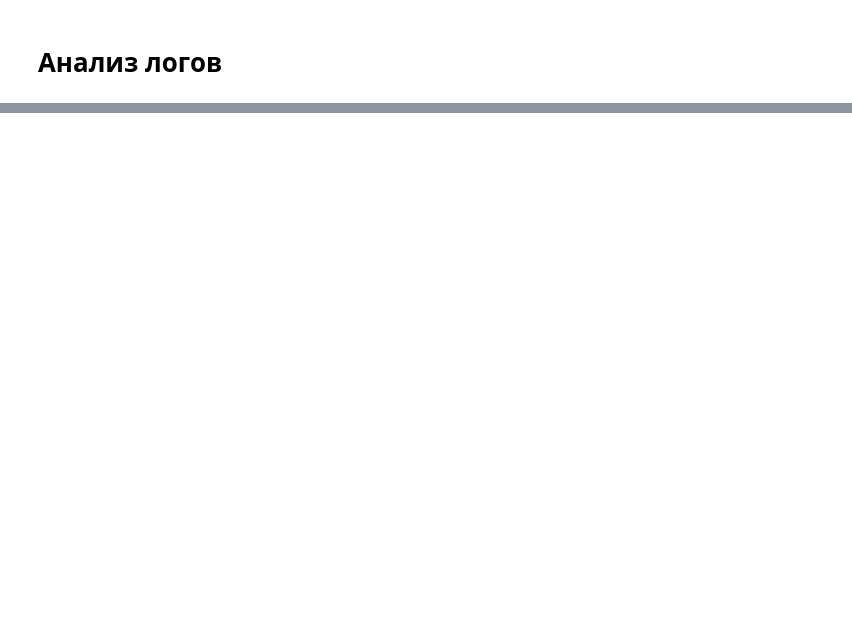
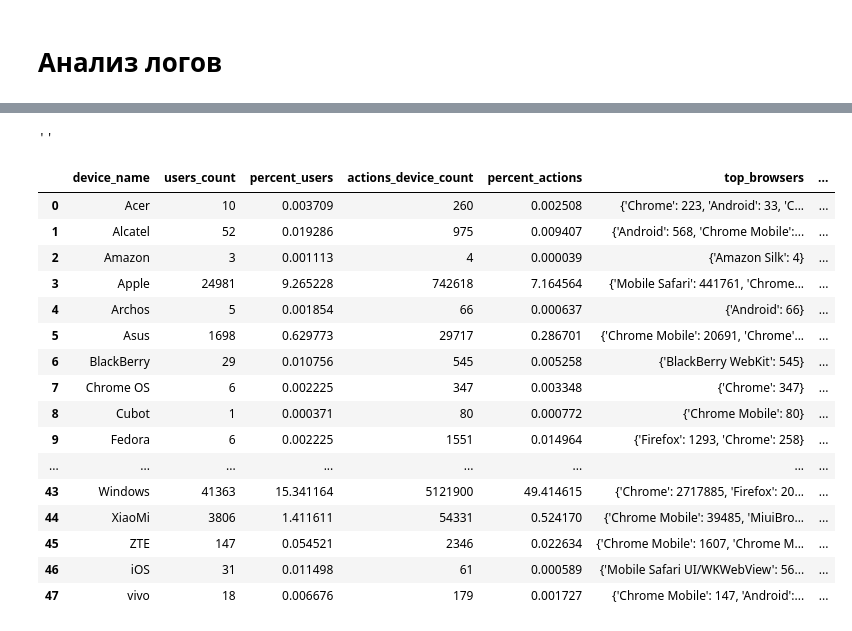
Before and after one commit to Yukio03/final_project_course, a Jupyter notebook: logs_analysis.ipynb, the cells around one changed output, grey strips where cells are left out. Saved outputs shown, nothing was run; the diff lists cells and outputs as text; code cells hidden in the pictures; blank space fills up the shorter version.

```diff
--- a/logs_analysis.ipynb
+++ b/logs_analysis.ipynb
@@ -171,0 +150,51 @@ client_hostname.select("client", "hostname", "alias_list", "address_list").write
+# %%
+client.command('CREATE DATABASE IF NOT EXISTS logs')
+
+client.command('CREATE TABLE IF NOT EXISTS logs.log (ip String, datetime DateTime, request String, code_req Integer, port Integer, user_agent String, browser String, device String) ENGINE Memory')
+
+# Создание БД и создание таблицы для загрузки датафрейма с логами
+# %% [output]
+''
+# %%
+client.insert('logs.log', logs, column_names=["ip", "datetime", "request", "code_req", "port", "user_agent", "browser", "device"])
+
+# вставка данных в БД
+# %%
+result_2_3 = client.query("SELECT device, uniq(ip) AS count_users FROM logs.log GROUP BY device ORDER BY device").result_set
+data_marts = pd.DataFrame(list(result_2_3), columns=['device_name', 'users_count'])
+
+data_marts['percent_users'] = (data_marts['users_count']/data_marts['users_count'].sum())*100
+# result_4
+
+result_5 = client.query("SELECT device, count(request) AS cc FROM logs.log GROUP BY device ORDER BY device").result_set
+result_5_df = pd.DataFrame(list(result_5), columns=['device_name', 'actions_device_count'])
+data_marts = data_marts.merge(result_5_df)
+
+data_marts['percent_actions'] = (data_marts['actions_device_count']/data_marts['actions_device_count'].sum())*100
+# result_6
+
+result_7 = client.query("SELECT browser, count(*) AS cc FROM logs.log GROUP BY browser ORDER BY cc DESC LIMIT 6").result_set
+result_7_list = dict()
+for device in data_marts.device_name:
+    query = client.query("SELECT browser, count(*) AS cc FROM logs.log WHERE device = '"+device+"' GROUP BY browser ORDER BY cc DESC LIMIT 5").result_set
+    query_dict = {}
+    for y in range(len(query)):
+        query_dict[query[y][0]] = query[y][1]
+    result_7_list[device] = str(query_dict)
+result_7_df = pd.DataFrame.from_dict(result_7_list, orient='index', columns=['top_browsers'])
+result_7_df = result_7_df.reset_index(names='device_name')
+data_marts = data_marts.merge(result_7_df)
+
+result_8 = client.query("SELECT device, count(code_req) AS cc FROM logs.log WHERE code_req != 200 GROUP BY device ORDER BY device").result_set
+result_8_df = pd.DataFrame(list(result_8), columns=['device_name', 'count_code_not_200'])
+data_marts = data_marts.merge(result_8_df)
+
+result_9 = client.query("SELECT device, groupArray(code_req) AS cc FROM logs.log WHERE code_req != 200 GROUP BY device ORDER BY device").result_set
+result_9_list = list()
+for x in range(len(result_9)):
+    result_9_list.append((result_9[x][0], str(dict(pd.Series(result_9[x][1]).value_counts()))))
+result_9_df = pd.DataFrame(result_9_list, columns=['device_name', 'count_code'])
+data_marts = data_marts.merge(result_9_df)
+
+
+# result_x = результат запроса в виде списка для пункта X в задании.
@@ -171,0 +203,20 @@ client_hostname.select("client", "hostname", "alias_list", "address_list").write
+# %%
+data_marts
+# %% [output]
+|  | device_name | users_count | percent_users | actions_device_count | percent_actions | top_browsers | ... |
+| 0 | Acer | 10 | 0.003709 | 260 | 0.002508 | {'Chrome': 223, 'Android': 33, 'C... | ... |
+| 1 | Alcatel | 52 | 0.019286 | 975 | 0.009407 | {'Android': 568, 'Chrome Mobile':... | ... |
+| 2 | Amazon | 3 | 0.001113 | 4 | 0.000039 | {'Amazon Silk': 4} | ... |
+| 3 | Apple | 24981 | 9.265228 | 742618 | 7.164564 | {'Mobile Safari': 441761, 'Chrome... | ... |
+| 4 | Archos | 5 | 0.001854 | 66 | 0.000637 | {'Android': 66} | ... |
+| 5 | Asus | 1698 | 0.629773 | 29717 | 0.286701 | {'Chrome Mobile': 20691, 'Chrome'... | ... |
+| 6 | BlackBerry | 29 | 0.010756 | 545 | 0.005258 | {'BlackBerry WebKit': 545} | ... |
+| 7 | Chrome OS | 6 | 0.002225 | 347 | 0.003348 | {'Chrome': 347} | ... |
+| 8 | Cubot | 1 | 0.000371 | 80 | 0.000772 | {'Chrome Mobile': 80} | ... |
+| 9 | Fedora | 6 | 0.002225 | 1551 | 0.014964 | {'Firefox': 1293, 'Chrome': 258} | ... |
+| ... | ... | ... | ... | ... | ... | ... | ... |
+| 43 | Windows | 41363 | 15.341164 | 5121900 | 49.414615 | {'Chrome': 2717885, 'Firefox': 20... | ... |
+| 44 | XiaoMi | 3806 | 1.411611 | 54331 | 0.524170 | {'Chrome Mobile': 39485, 'MiuiBro... | ... |
+| 45 | ZTE | 147 | 0.054521 | 2346 | 0.022634 | {'Chrome Mobile': 1607, 'Chrome M... | ... |
+| 46 | iOS | 31 | 0.011498 | 61 | 0.000589 | {'Mobile Safari UI/WKWebView': 56... | ... |
+| 47 | vivo | 18 | 0.006676 | 179 | 0.001727 | {'Chrome Mobile': 147, 'Android':... | ... |
```
Also changed, not shown: parts of 20 cells of this notebook.
